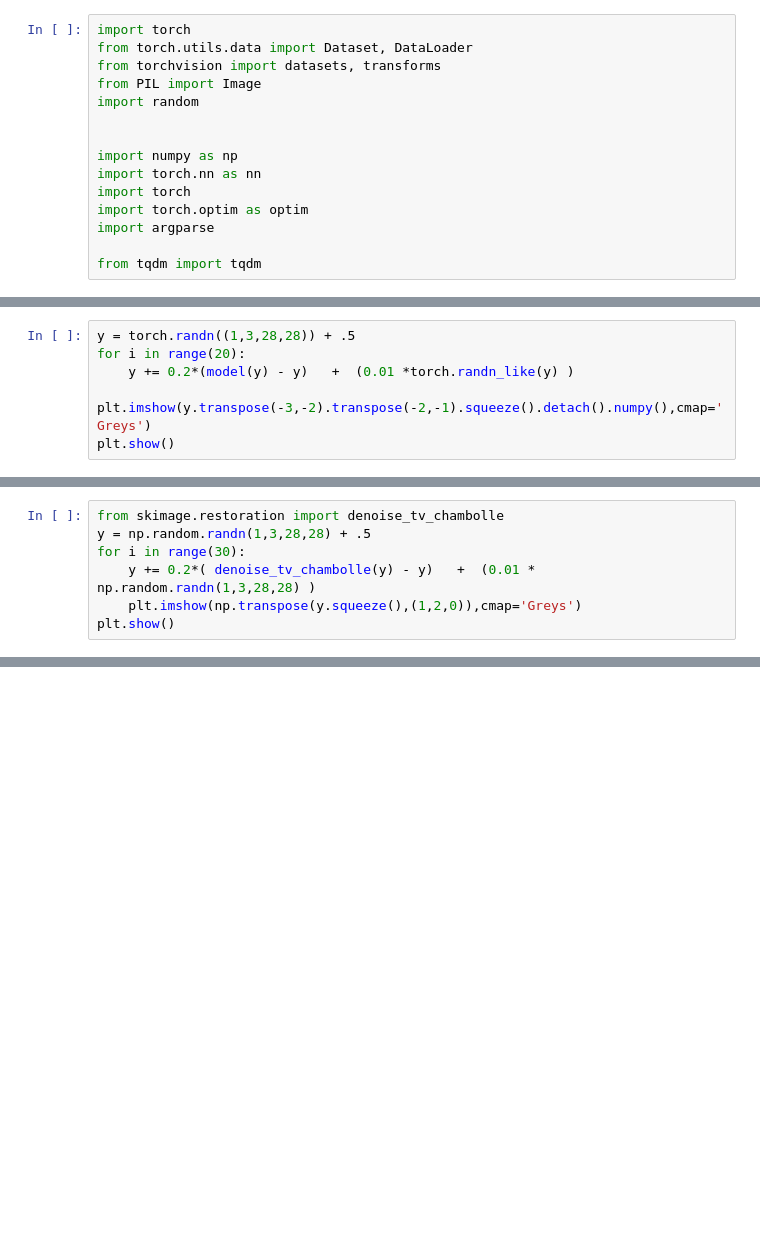
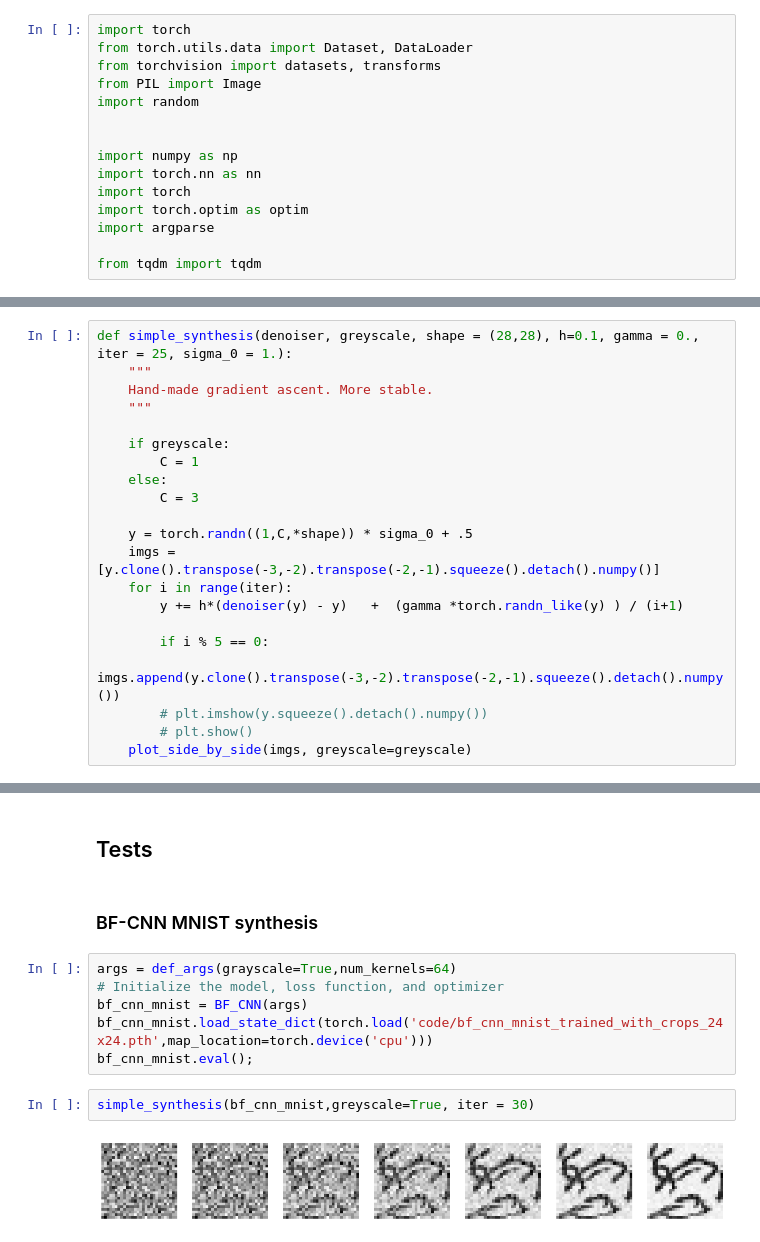
Before and after one commit to AntN21/IIN_universal_inverse_problem, a Jupyter notebook: demo_perso.ipynb, the cells around one changed output, grey strips where cells are left out. Cells and saved outputs as stored; diff of their text form; blank space fills up the shorter version.

```diff
--- a/demo_perso.ipynb
+++ b/demo_perso.ipynb
@@ -352,6 +32,0 @@ Clipping input data to the valid range for imshow with RGB data ([0..1] for floa
-# %%
-y = torch.randn((1,3,28,28)) + .5
-for i in range(20):
-    y += 0.2*(model(y) - y)   +  (0.01 *torch.randn_like(y) )
-    plt.imshow(y.transpose(-3,-2).transpose(-2,-1).squeeze().detach().numpy(),cmap='Greys')
-plt.show()
@@ -380,7 +32,0 @@ Clipping input data to the valid range for imshow with RGB data ([0..1] for floa
-# %%
-from skimage.restoration import denoise_tv_chambolle
-y = np.random.randn(1,3,28,28) + .5
-for i in range(30):
-    y += 0.2*( denoise_tv_chambolle(y) - y)   +  (0.01 * np.random.randn(1,3,28,28) )
-    plt.imshow(np.transpose(y.squeeze(),(1,2,0)),cmap='Greys')
-plt.show()
@@ -405,0 +303,21 @@ Clipping input data to the valid range for imshow with RGB data ([0..1] for floa
+# %%
+def simple_synthesis(denoiser, greyscale, shape = (28,28), h=0.1, gamma = 0., iter = 25, sigma_0 = 1.):
+    """
+    Hand-made gradient ascent. More stable.
+    """
+
+    if greyscale:
+        C = 1
+    else:
+        C = 3
+
+    y = torch.randn((1,C,*shape)) * sigma_0 + .5
+    imgs = [y.clone().transpose(-3,-2).transpose(-2,-1).squeeze().detach().numpy()]
+    for i in range(iter):
+        y += h*(denoiser(y) - y)   +  (gamma *torch.randn_like(y) ) / (i+1)
+
+        if i % 5 == 0:
+            imgs.append(y.clone().transpose(-3,-2).transpose(-2,-1).squeeze().detach().numpy())
+        # plt.imshow(y.squeeze().detach().numpy())
+        # plt.show()
+    plot_side_by_side(imgs, greyscale=greyscale)
@@ -405,0 +337,14 @@ Clipping input data to the valid range for imshow with RGB data ([0..1] for floa
+# %% [markdown]
+## Tests
+# %% [markdown]
+### BF-CNN MNIST synthesis
+# %%
+args = def_args(grayscale=True,num_kernels=64)
+# Initialize the model, loss function, and optimizer
+bf_cnn_mnist = BF_CNN(args)
+bf_cnn_mnist.load_state_dict(torch.load('code/bf_cnn_mnist_trained_with_crops_24x24.pth',map_location=torch.device('cpu')))
+bf_cnn_mnist.eval();
+# %%
+simple_synthesis(bf_cnn_mnist,greyscale=True, iter = 30)
+# %% [output]
+[figure, added]
```
Also changed, not shown: parts of 44 cells of this notebook, 13 other files.
